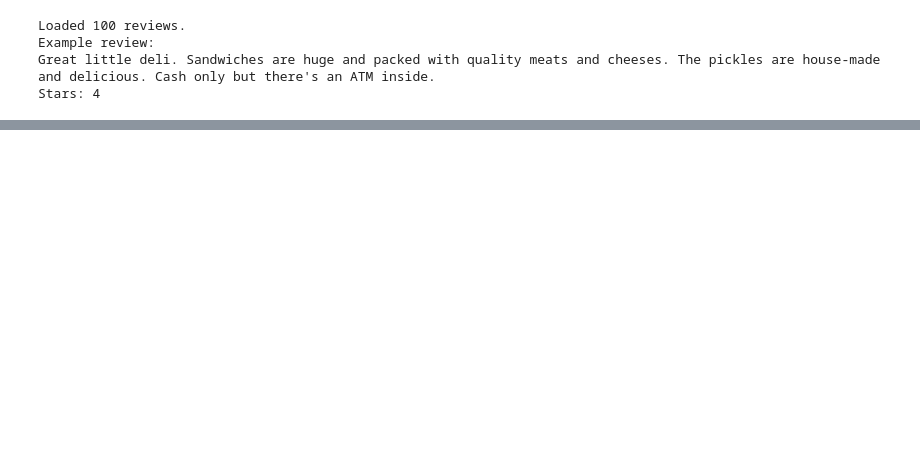
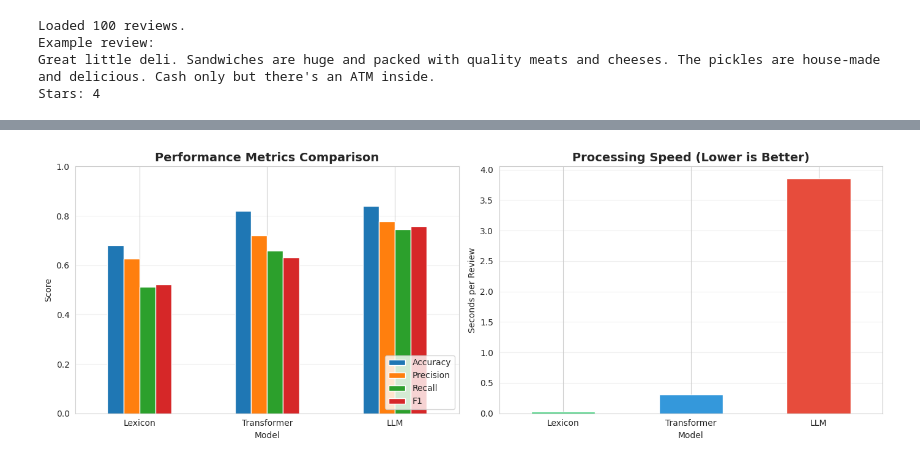
Before and after one commit to aleksiyasolovyova-arch/ASBA-restaurant-reviews, a Jupyter notebook: notebooks/comparison.ipynb, the cells around one changed output, grey strips where cells are left out. Drawn from its saved outputs; the diff is of its cells as text; code cells hidden in the pictures; blank space fills up the shorter version.

Commit message:
Comparison code finished, just report+markdown left

```diff
--- a/notebooks/comparison.ipynb
+++ b/notebooks/comparison.ipynb
@@ -290,0 +210,19 @@ Model: Transformer
+# %%
+summary_data = []
+for name, res in all_results.items():
+    summary_data.append({
+        'Model': name,
+        'Accuracy': f"{res['accuracy']:.3f}",
+        'Precision': f"{res['precision']:.3f}",
+        'Recall': f"{res['recall']:.3f}",
+        'F1 Score': f"{res['f1']:.3f}",
+        'Avg Time (s)': f"{res['avg_time']:.3f}",
+        'Avg Aspects': f"{res['avg_aspects']:.1f}",
+        'Avg Confidence': f"{res['avg_confidence']:.2f}"
+    })
+
+summary_df = pd.DataFrame(summary_data)
+print("\n" + "="*80)
+print("SUMMARY METRICS")
+print("="*80)
+print(summary_df.to_string(index=False))
@@ -290,0 +237,37 @@ Model: Transformer
+# %%
+fig, axes = plt.subplots(1, 2, figsize=(14, 5))
+metrics_df = pd.DataFrame([
+    {
+        'Model': name,
+        'Accuracy': res['accuracy'],
+        'Precision': res['precision'],
+        'Recall': res['recall'],
+        'F1': res['f1']
+    }
+    for name, res in all_results.items()
+])
+
+metrics_df.set_index('Model')[['Accuracy', 'Precision', 'Recall', 'F1']].plot(
+    kind='bar', ax=axes[0], rot=0
+)
+axes[0].set_title('Performance Metrics Comparison', fontsize=14, fontweight='bold')
+axes[0].set_ylabel('Score')
+axes[0].set_ylim(0, 1)
+axes[0].legend(loc='lower right')
+axes[0].grid(axis='y', alpha=0.3)
+
+speed_data = pd.DataFrame([
+    {'Model': name, 'Avg Time (s)': res['avg_time']}
+    for name, res in all_results.items()
+])
+speed_data.plot(x='Model', y='Avg Time (s)', kind='bar', ax=axes[1],
+                rot=0, legend=False, color=['#2ecc71', '#3498db', '#e74c3c'])
+axes[1].set_title('Processing Speed (Lower is Better)', fontsize=14, fontweight='bold')
+axes[1].set_ylabel('Seconds per Review')
+axes[1].grid(axis='y', alpha=0.3)
+
+plt.tight_layout()
+plt.savefig('performance_comparison.png', dpi=300, bbox_inches='tight')
+plt.show()
+# %% [output]
+[figure, added]
```
Also changed, not shown: parts of 14 cells of this notebook, 2 other files.
